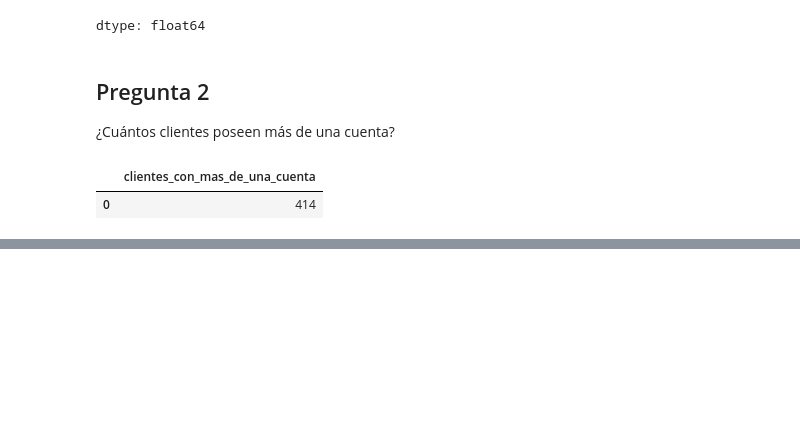
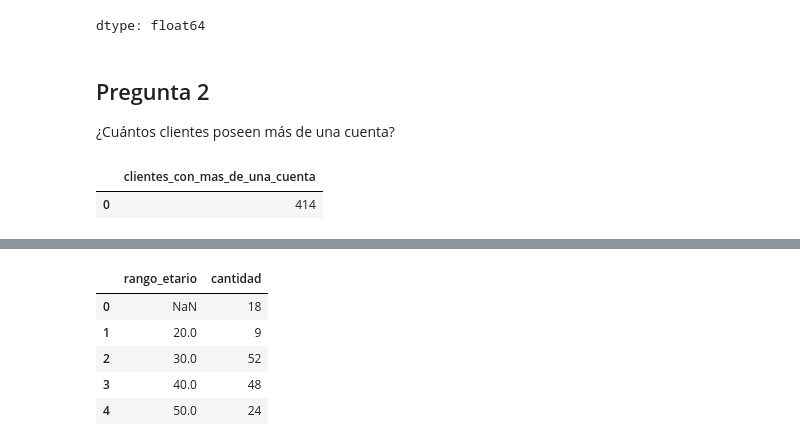
Before and after one commit to braillard/BSALE, a Jupyter notebook: BSALE_Desarrollo.ipynb, the cells around one changed output, grey strips where cells are left out. Saved outputs shown, nothing was run; the diff lists cells and outputs as text; code cells hidden in the pictures; blank space fills up the shorter version.

```diff
--- a/BSALE_Desarrollo.ipynb
+++ b/BSALE_Desarrollo.ipynb
@@ -81,0 +203,17 @@ pd.read_sql_query(query, conn)
+# %%
+query = """SELECT ((strftime('%Y', '2025-05-16') - strftime('%Y', birthdate)) / 10) * 10 AS rango_etario,
+       COUNT(DISTINCT username) AS cantidad
+FROM customers c
+JOIN transactions t ON c.account_id = t.account_id
+WHERE t.transaction_code = 'buy'
+  AND t.symbol = 'amzn'
+GROUP BY rango_etario
+ORDER BY rango_etario;"""
+pd.read_sql_query(query, conn)
+# %% [output]
+|  | rango_etario | cantidad |
+| 0 | NaN | 18 |
+| 1 | 20.0 | 9 |
+| 2 | 30.0 | 52 |
+| 3 | 40.0 | 48 |
+| 4 | 50.0 | 24 |
```
Also changed, not shown: parts of 17 cells of this notebook.
